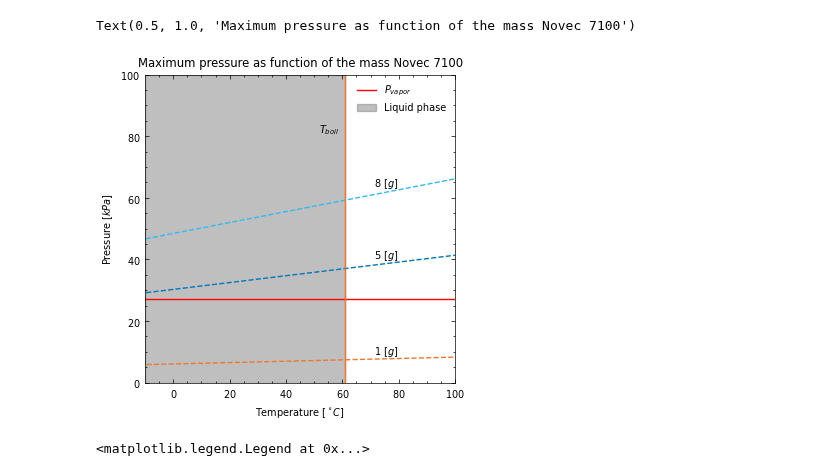
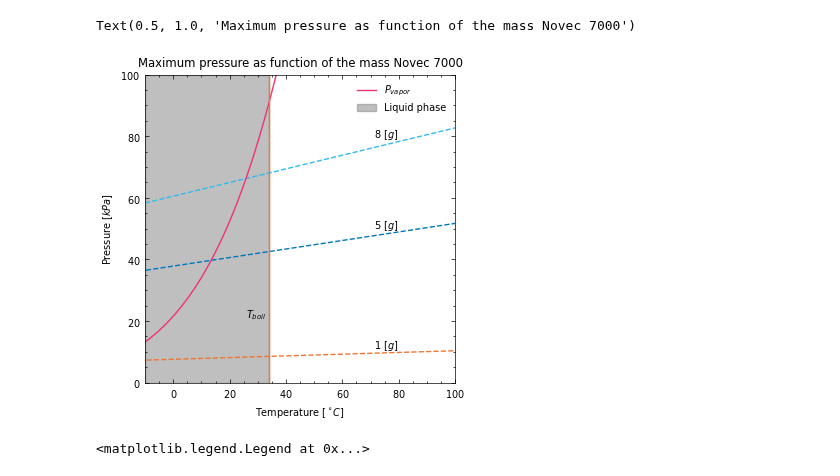
Before and after one commit to Olviel/Thermal_Soft_Robotics, a Jupyter notebook: Thermal_actuation/Model/Engineered_fluid/main.ipynb, the cells around one changed output. Drawn from its saved outputs; the diff is of its cells as text; code cells hidden in the pictures.

```diff
--- a/Thermal_actuation/Model/Engineered_fluid/main.ipynb
+++ b/Thermal_actuation/Model/Engineered_fluid/main.ipynb
@@ -59,30 +59,30 @@ for i in range(len(n_plot)):
 # %%
 plt.figure(figsize=(4,4))
 x_label_pos = 80
 for ii in range(len(P_mass)):
     idx = (np.abs(T - (x_label_pos + 273))).argmin()
     y_label_pos = P_mass[ii][idx] / 1000
 
     plt.plot(T-273,P_mass[ii]/1000,linestyle='--')
     plt.text(x_label_pos, y_label_pos, str(m_plot[ii])+ ' [$g$]', verticalalignment='bottom', horizontalalignment='right')
 
-#plt.plot(T-273,Vapor_pressure/1000,label='$P_{vapor}$')
-plt.axhline(Vapor_pressure/1000,label="$P_{vapor}$",color = 'red')
+plt.plot(T-273,Vapor_pressure/1000,label='$P_{vapor}$')
+#plt.axhline(Vapor_pressure/1000,label="$P_{vapor}$",color = 'red')
 plt.axvline(boiling_point-273)
-plt.text(boiling_point-273-2, 80, '$T_{boil}$', verticalalignment='bottom', horizontalalignment='right')
+plt.text(boiling_point-273-1, 20, '$T_{boil}$', verticalalignment='bottom', horizontalalignment='right')
 
 plt.axvspan(-10,boiling_point-273,color='grey',alpha=0.5,label='Liquid phase')
 
 
 plt.xlim(-10,100)
 plt.ylim(0,100)
 plt.legend()
 plt.ylabel('Pressure [$kPa$]')
 plt.xlabel('Temperature [$^\circ C$]')
 plt.title(f'Maximum pressure as function of the mass Novec {name}')
 # %% [output]
-Text(0.5, 1.0, 'Maximum pressure as function of the mass Novec 7100')
+Text(0.5, 1.0, 'Maximum pressure as function of the mass Novec 7000')
-[figure, old version]
+[figure, new version]
 # %%
 plt.title('Vapor pressure')
 plt.semilogy(T-273,Vapor_pressure,label='$P_{vapor}$')
```
